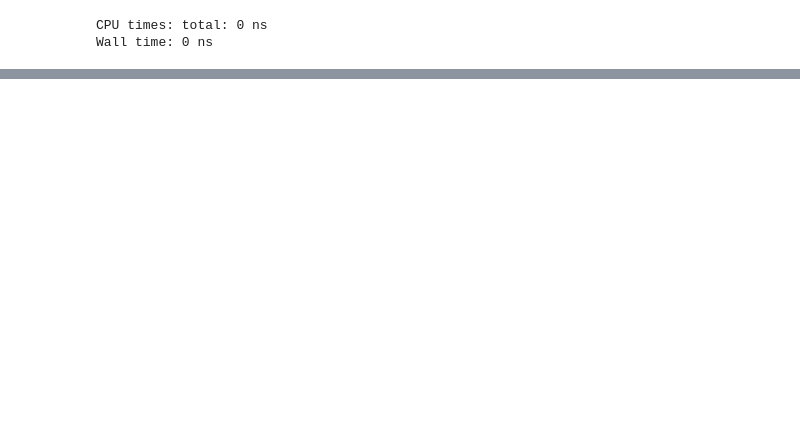
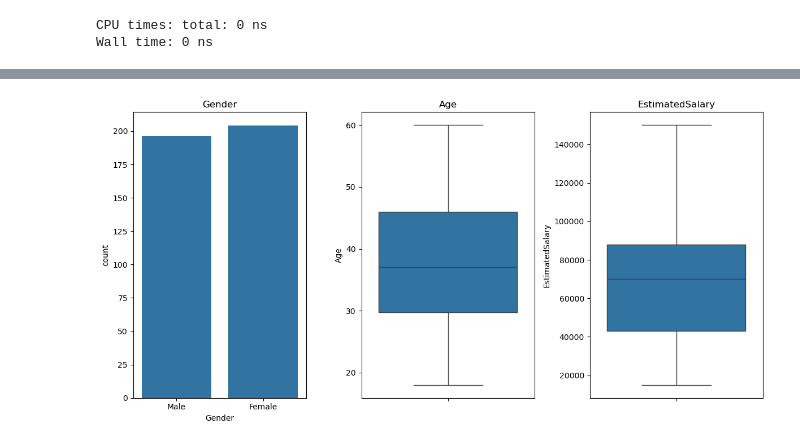
Before and after one commit to Flex1-tech/Implementation-KNN, a Jupyter notebook: club.ipynb, the cells around one changed output, grey strips where cells are left out. Drawn from its saved outputs; the diff is of its cells as text; code cells hidden in the pictures; blank space fills up the shorter version.

```diff
--- a/club.ipynb
+++ b/club.ipynb
@@ -68 +148,32 @@ Wall time: 0 ns
+# %%
+import matplotlib.pyplot as plt
+import seaborn as sns
+import math
+
+def plot_boxplots(d):
+    n_cols = len(d.columns)
+    n_rows = math.ceil(n_cols / 3)  # 3 plots per row
+
+    fig, axs = plt.subplots(n_rows, 3, figsize=(12, 6 * n_rows))
+    axs = axs.flatten()
+
+    for i, var in enumerate(d.columns):
+        if d[var].dtype == 'object' or d[var].dtype.name == 'category':
+            # For categorical variables, use countplot
+            sns.countplot(x=d[var], ax=axs[i])
+        else:
+            # For numeric variables, use boxplot
+            sns.boxplot(data=d[var], ax=axs[i])
+        axs[i].set_title(var)
+
+    # Remove empty subplots
+    for j in range(i + 1, len(axs)):
+        fig.delaxes(axs[j])
+
+    plt.tight_layout()
+    plt.show()
+# %%
+plot_boxplots(df.drop("Purchased", axis=1))
+# %% [output]
+[figure, added]
 # %%
```
Also changed, not shown: parts of 24 cells of this notebook.
